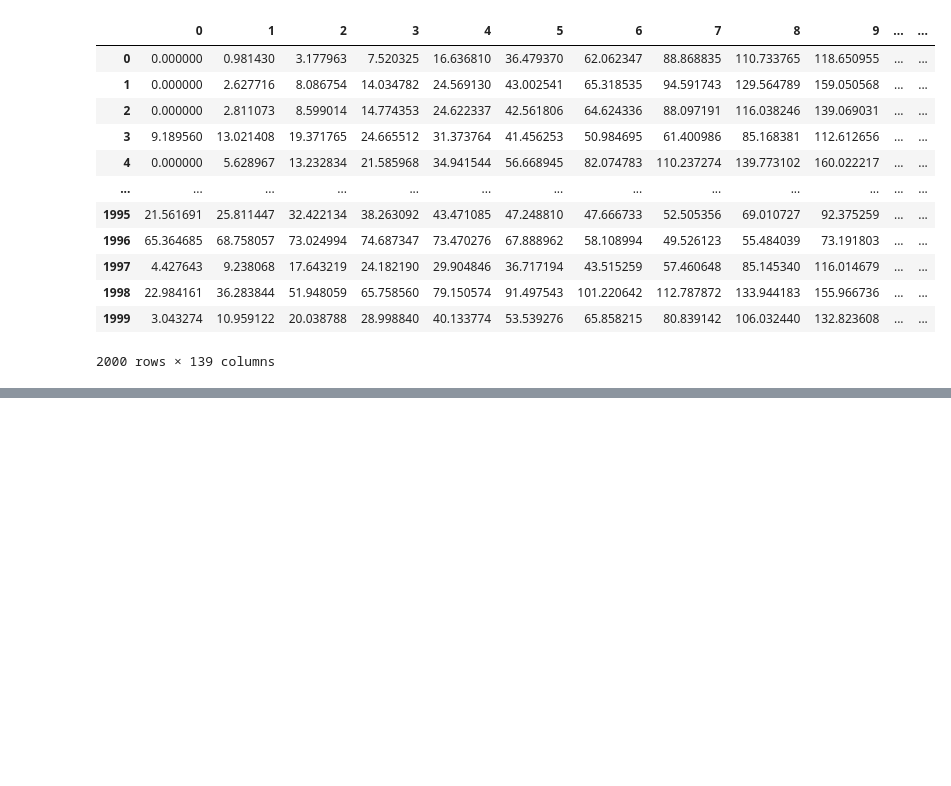
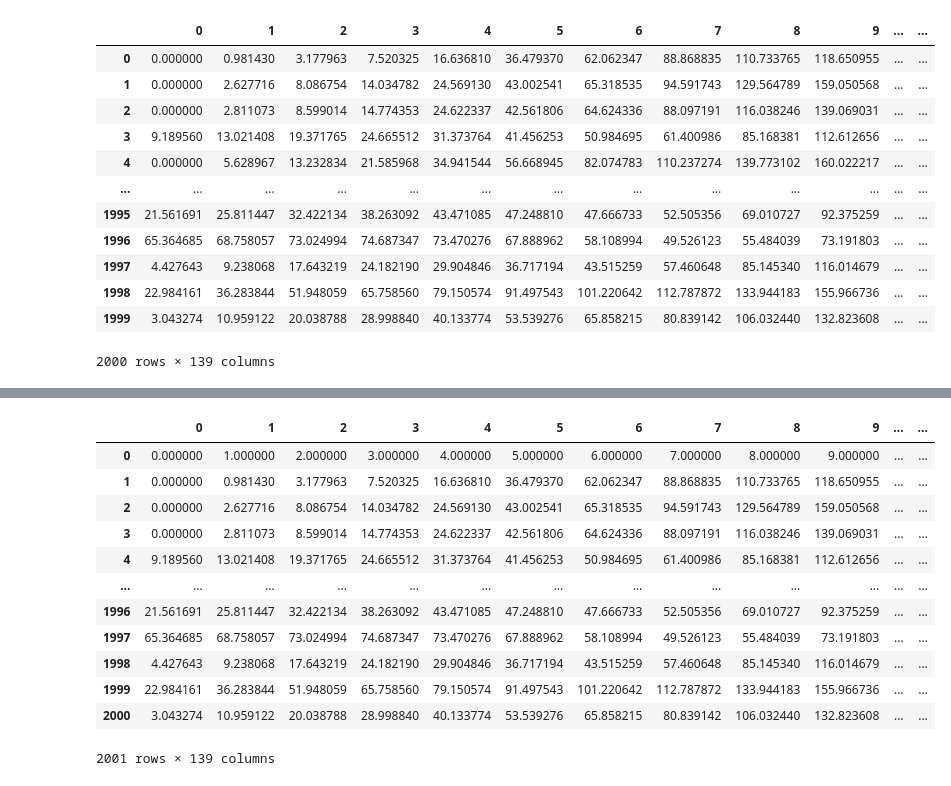
Before and after one commit to DinaZakaria/AFLW2000_HeadPose, a Jupyter notebook: 01_ML1_Project_V01.ipynb, the cells around one changed output, grey strips where cells are left out. Saved outputs shown, nothing was run; the diff lists cells and outputs as text; code cells hidden in the pictures; blank space fills up the shorter version.

```diff
--- a/01_ML1_Project_V01.ipynb
+++ b/01_ML1_Project_V01.ipynb
@@ -107,0 +128,18 @@ df.to_csv("AFLW200_CSV.csv")
+# %%
+df_new = pd.read_csv("AFLW200_CSV.csv", header = None)
+# %%
+df_new
+# %% [output]
+|  | 0 | 1 | 2 | 3 | 4 | 5 | 6 | 7 | 8 | 9 | ... | ... |
+| 0 | 0.000000 | 1.000000 | 2.000000 | 3.000000 | 4.000000 | 5.000000 | 6.000000 | 7.000000 | 8.000000 | 9.000000 | ... | ... |
+| 1 | 0.000000 | 0.981430 | 3.177963 | 7.520325 | 16.636810 | 36.479370 | 62.062347 | 88.868835 | 110.733765 | 118.650955 | ... | ... |
+| 2 | 0.000000 | 2.627716 | 8.086754 | 14.034782 | 24.569130 | 43.002541 | 65.318535 | 94.591743 | 129.564789 | 159.050568 | ... | ... |
+| 3 | 0.000000 | 2.811073 | 8.599014 | 14.774353 | 24.622337 | 42.561806 | 64.624336 | 88.097191 | 116.038246 | 139.069031 | ... | ... |
+| 4 | 9.189560 | 13.021408 | 19.371765 | 24.665512 | 31.373764 | 41.456253 | 50.984695 | 61.400986 | 85.168381 | 112.612656 | ... | ... |
+| ... | ... | ... | ... | ... | ... | ... | ... | ... | ... | ... | ... | ... |
+| 1996 | 21.561691 | 25.811447 | 32.422134 | 38.263092 | 43.471085 | 47.248810 | 47.666733 | 52.505356 | 69.010727 | 92.375259 | ... | ... |
+| 1997 | 65.364685 | 68.758057 | 73.024994 | 74.687347 | 73.470276 | 67.888962 | 58.108994 | 49.526123 | 55.484039 | 73.191803 | ... | ... |
+| 1998 | 4.427643 | 9.238068 | 17.643219 | 24.182190 | 29.904846 | 36.717194 | 43.515259 | 57.460648 | 85.145340 | 116.014679 | ... | ... |
+| 1999 | 22.984161 | 36.283844 | 51.948059 | 65.758560 | 79.150574 | 91.497543 | 101.220642 | 112.787872 | 133.944183 | 155.966736 | ... | ... |
+| 2000 | 3.043274 | 10.959122 | 20.038788 | 28.998840 | 40.133774 | 53.539276 | 65.858215 | 80.839142 | 106.032440 | 132.823608 | ... | ... |
+2001 rows × 139 columns
```
Also changed, not shown: parts of 5 cells of this notebook.
